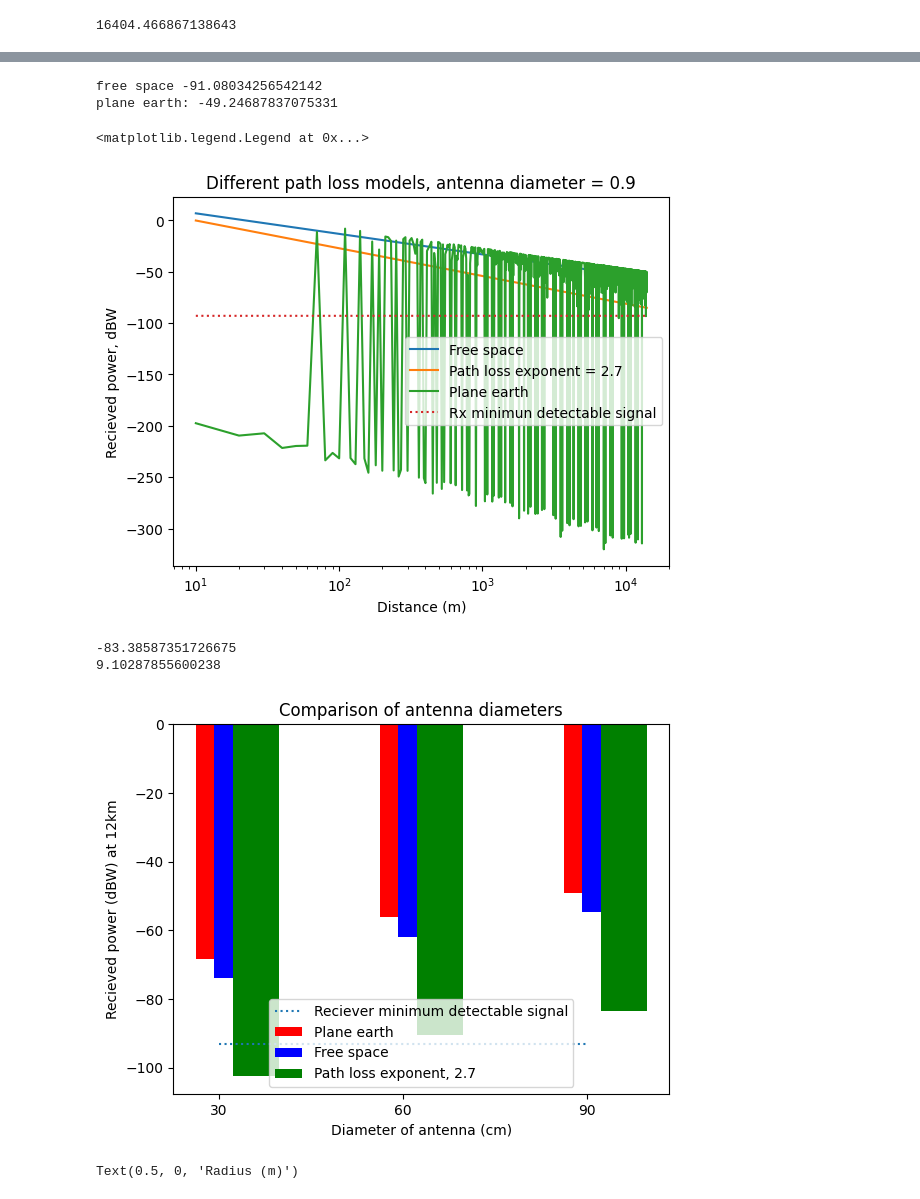
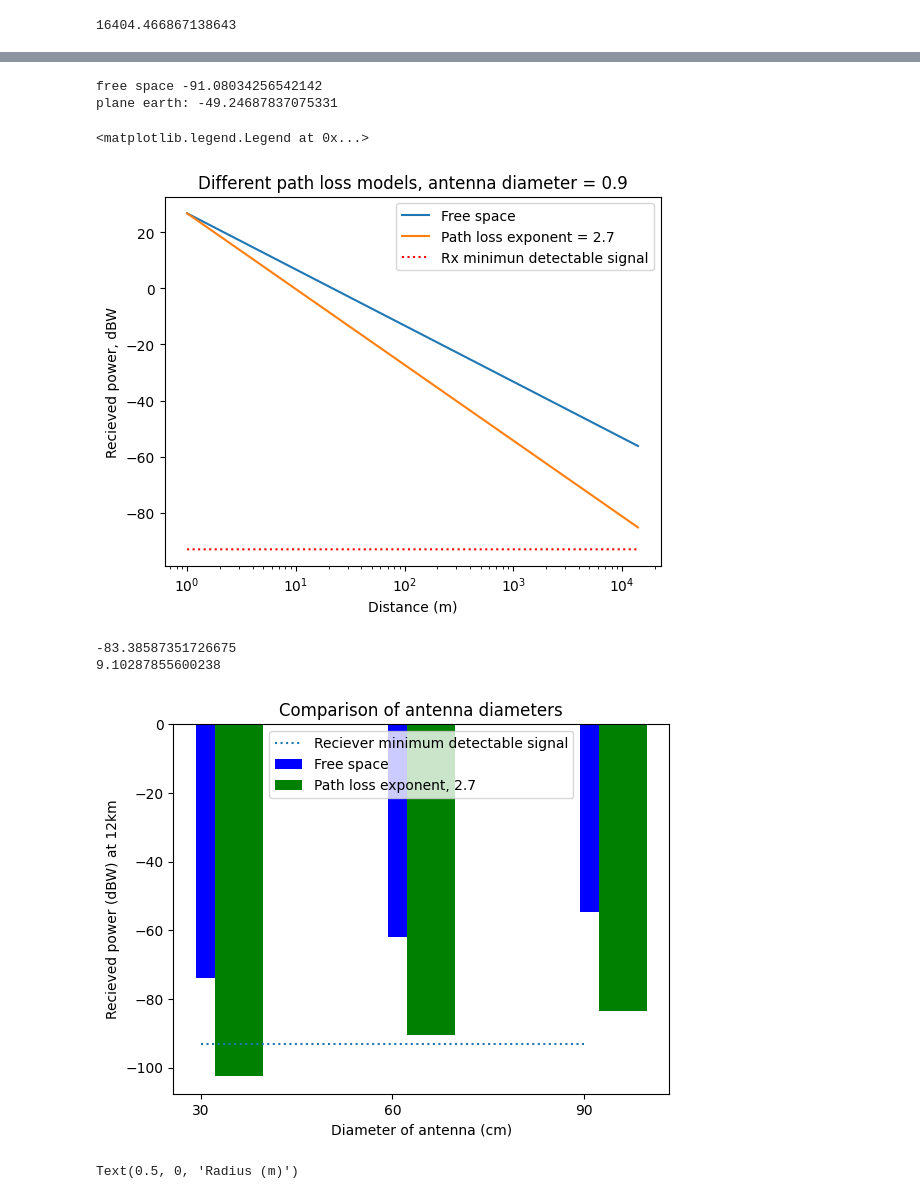
Before and after one commit to Joinatan/wireless_systems, a Jupyter notebook: link_budget/case_stude1.ipynb, the cells around one changed output, grey strips where cells are left out. Cells and saved outputs as stored; diff of their text form; code cells hidden in the pictures.

```diff
--- a/link_budget/case_stude1.ipynb
+++ b/link_budget/case_stude1.ipynb
@@ -165,3 +165,21 @@ minimun_detectable_signal = -93
 noise_factor_receiver = 15
 # %% [output]
 16404.466867138643
+# %%
+#ITU rain attenuation Vertical
+def rain_attenuation(dist, R = 0.6):
+    alpha = 1.0025
+    k = 0.07708
+    y = k * R**alpha
+    return y * dist
+print(rain_attenuation(12, 22))
+width = 0.5
+rain_list = [0.6, 2.4, 6, 12, 22, 41, 70]
+percentage = [1, 0.3, 0.1, 0.03, 0.01, 0.003, 0.001]
+for i, el in enumerate(rain_list):
+    plt.bar(i+0.01, rain_attenuation(12, el), color='orange', width = width)
+
+plt.ylabel("Attenuation (dB)")
+plt.xlabel("Percentage of time (%)")
+plt.title("Rain attenuation ITU-R P.838-3, Zone E")
+plt.xticks(np.arange(7), percentage)
@@ -180,42 +215,42 @@ SNRdB = 10 * np.log10(SNR)
 #plan jord-modell
 h_1 = 135
 h_2 = 156
 power_received_plane_earth = (Tx_power * antenna_gain* antenna_area * (np.sin(2 * np.pi *  h_1 * h_2/(wavelength*distance)))**2/(np.pi*distance**2))
 print('plane earth:', to_dB(power_received_plane_earth))
 #print(wavelength * distance)
 def free_space(distance, power_transmit, antenna_gain, wavelength):
     return (Tx_power * antenna_gain**2 * wavelength**2)/(4*np.pi * distance)**2
 def path_loss_exponent(distance, power_transmit, antenna_gain, wavelength, k):
     return (Tx_power * antenna_gain**2 * wavelength**2)/((4*np.pi)**2 * distance**k)
 def plane_earth(distance, h_1, h_2, power_transmit, antenna_areaR, wavelength):
     return (Tx_power * antenna_gain* antenna_area * (np.sin(2 * np.pi *  h_1 * h_2/(wavelength*distance)))**2/(np.pi*distance**2))
 
 #rician fading----------------------------------
 #rician =
 
 free_space_list = []
 plane_earth_list = []
 path_loss_exponent_list = []
-for i in range(1, 1400):
-    free_space_list.append(to_dB(free_space(i * 10, Tx_power, antenna_gain, wavelength)))
-    path_loss_exponent_list.append(to_dB(path_loss_exponent(i * 10, Tx_power, antenna_gain, wavelength, 2.7)))
-    plane_earth_list.append(to_dB(plane_earth(i * 10, h_1, h_2, Tx_power, antenna_area, wavelength)))
+for i in range(1, 14000):
+    free_space_list.append(to_dB(free_space(i * 1, Tx_power, antenna_gain, wavelength)))
+    path_loss_exponent_list.append(to_dB(path_loss_exponent(i * 1, Tx_power, antenna_gain, wavelength, 2.7)))
+    plane_earth_list.append(to_dB(plane_earth(i * 1, h_1, h_2, Tx_power, antenna_area, wavelength)))
 
 plt.xscale('log')
 plt.title("Different path loss models, antenna diameter = %0.1f" % diameter)
 
-plt.plot([10 * x for x in range(1, 1400)], free_space_list, label='Free space')
-plt.plot([10 * x for x in range(1, 1400)], path_loss_exponent_list, label='Path loss exponent = 2.7')
-plt.plot([10 * x for x in range(1, 1400)], plane_earth_list, label='Plane earth', linestyle='solid')
-plt.plot([10 * x for x in range(1, 1400)], [minimun_detectable_signal]*1399, label='Rx minimun detectable signal', linestyle = 'dotted')
+plt.plot([x for x in range(1, 14000)], free_space_list, label='Free space')
+plt.plot([x for x in range(1, 14000)], path_loss_exponent_list, label='Path loss exponent = 2.7')
+#plt.plot([10 * x for x in range(1, 14000)], plane_earth_list, label='Plane earth', linestyle='solid')
+plt.plot([x for x in range(1, 14000)], [minimun_detectable_signal]*13999, label='Rx minimun detectable signal', linestyle = 'dotted', color = 'red')
 plt.ylabel('Recieved power, dBW')
 plt.xlabel('Distance (m)')
 plt.legend()
 # %% [output]
 free space -91.08034256542142
 plane earth: -49.24687837075331
 <matplotlib.legend.Legend at 0x...>
-[figure, old version]
+[figure, new version]
 # %%
 dias = [0.3, 0.6, 0.9]
 di = ['30', '60', '90']
@@ -239,11 +274,11 @@ plt.title('Comparison of antenna diameters')
 plt.ylabel('Recieved power (dBW) at 12km')
 plt.xlabel('Diameter of antenna (cm)')
 for i in range(0, 3):
-    plt.bar(i, power_recieved_plane_earthLIST[i], color='red', width = width)
+    #plt.bar(i, power_recieved_plane_earthLIST[i], color='red', width = width)
     plt.bar(i+0.1, power_recieved_free_spaceLIST[i], color='blue', width = width)
     plt.bar(i+0.2 , power_recieved_pathexpLIST[i], color='green', width = width)
 
-plt.bar(2, power_recieved_plane_earthLIST[2], color='red', width = width, label='Plane earth')
+#plt.bar(2, power_recieved_plane_earthLIST[2], color='red', width = width, label='Plane earth')
 plt.bar(2+0.1, power_recieved_free_spaceLIST[2], color='blue', width = width, label='Free space')
 plt.bar(2+0.2 , power_recieved_pathexpLIST[2], color='green', width = width, label='Path loss exponent, 2.7')
 
@@ -254,7 +289,7 @@ print(power_recieved_pathexpLIST[0] - to_dB(noise))
 # %% [output]
 -83.38587351726675
 9.10287855600238
-[figure, old version]
+[figure, new version]
 # %%
 #FRESNEL ZONES 3D
 def calculate_fresnelZones(d_1, d_2, n = 1):
```
Also changed, not shown: parts of 3 cells of this notebook, 6 other files.
